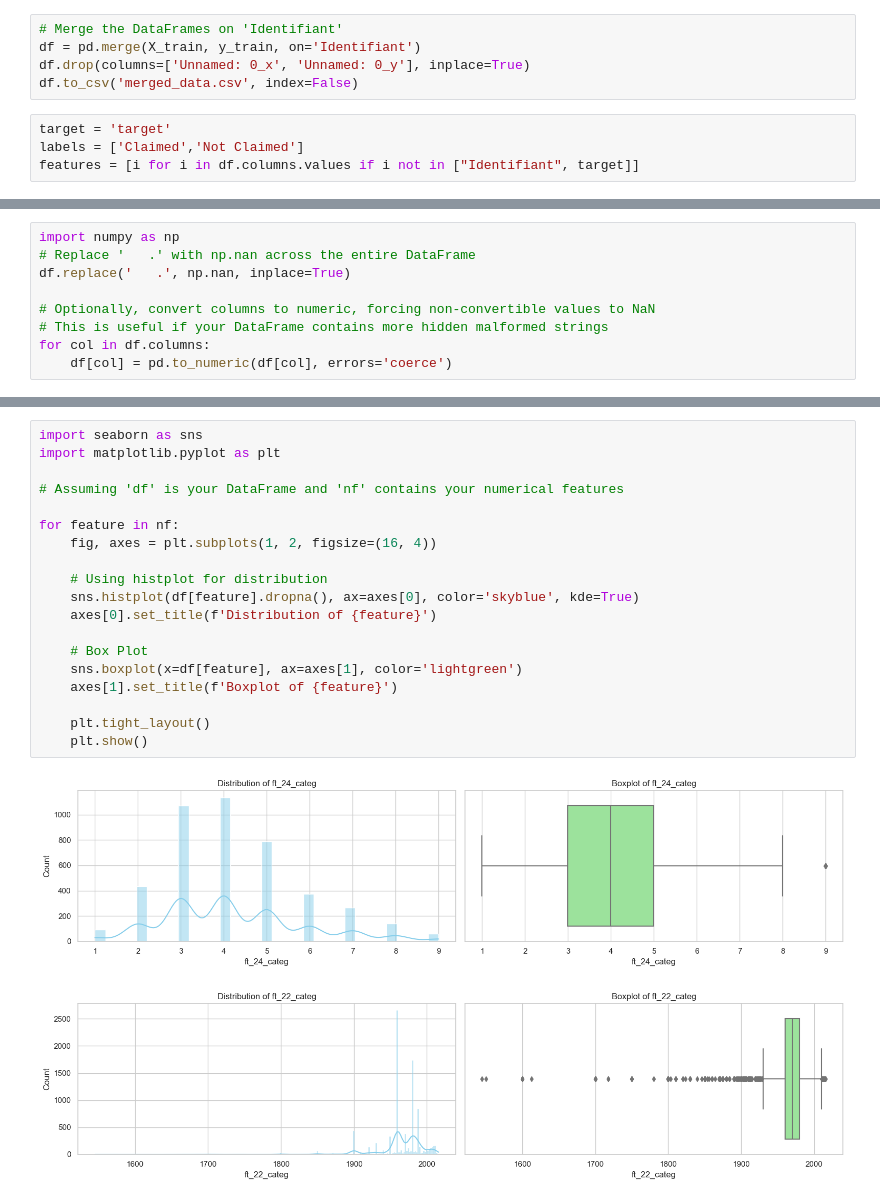
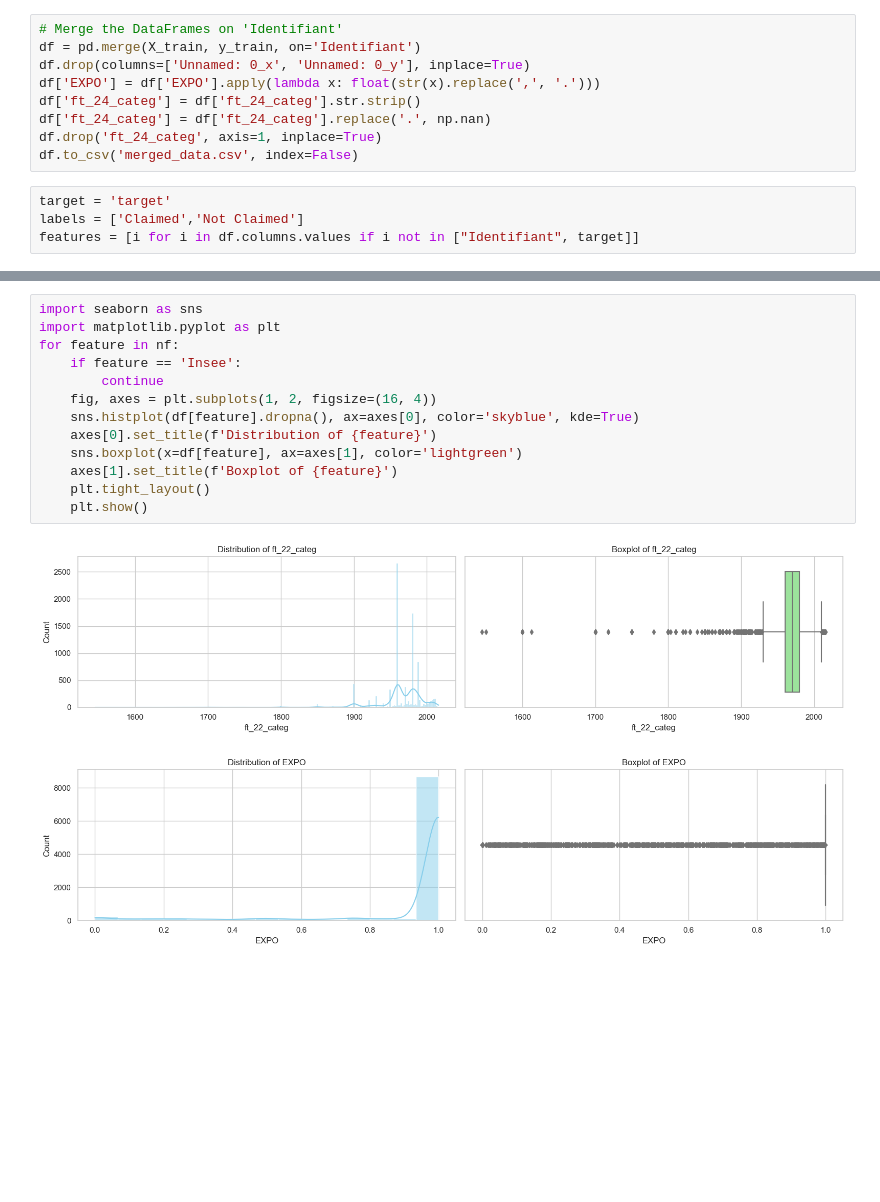
Before and after one commit to MouadBouaicha/Building-Claim-Prediction, a Jupyter notebook: main.ipynb, the cells around one changed output, grey strips where cells are left out. Saved outputs shown, nothing was run; the diff lists cells and outputs as text; blank space fills up the shorter version.

```diff
--- a/main.ipynb
+++ b/main.ipynb
@@ -22,6 +25,10 @@ y_train rows, columns: (10229, 3)
 # Merge the DataFrames on 'Identifiant'
 df = pd.merge(X_train, y_train, on='Identifiant')
 df.drop(columns=['Unnamed: 0_x', 'Unnamed: 0_y'], inplace=True)
+df['EXPO'] = df['EXPO'].apply(lambda x: float(str(x).replace(',', '.')))
+df['ft_24_categ'] = df['ft_24_categ'].str.strip()
+df['ft_24_categ'] = df['ft_24_categ'].replace('.', np.nan)
+df.drop('ft_24_categ', axis=1, inplace=True)
 df.to_csv('merged_data.csv', index=False)
 # %%
 target = 'target'
@@ -132,9 +143,0 @@ plt.show()
-# %%
-import numpy as np
-# Replace '   .' with np.nan across the entire DataFrame
-df.replace('   .', np.nan, inplace=True)
-
-# Optionally, convert columns to numeric, forcing non-convertible values to NaN
-# This is useful if your DataFrame contains more hidden malformed strings
-for col in df.columns:
-    df[col] = pd.to_numeric(df[col], errors='coerce')
@@ -141,22 +166,16 @@ for col in df.columns:
 # %%
 import seaborn as sns
 import matplotlib.pyplot as plt
-
-# Assuming 'df' is your DataFrame and 'nf' contains your numerical features
-
 for feature in nf:
+    if feature == 'Insee':
+        continue
     fig, axes = plt.subplots(1, 2, figsize=(16, 4))
-
-    # Using histplot for distribution
     sns.histplot(df[feature].dropna(), ax=axes[0], color='skyblue', kde=True)
     axes[0].set_title(f'Distribution of {feature}')
-
-    # Box Plot
     sns.boxplot(x=df[feature], ax=axes[1], color='lightgreen')
     axes[1].set_title(f'Boxplot of {feature}')
-
     plt.tight_layout()
     plt.show()
 # %% [output]
-[figure, old version]
+[figure, new version]
-[figure, old version]
+[figure, new version]
```
Also changed, not shown: parts of 24 cells of this notebook, 10 other files.
